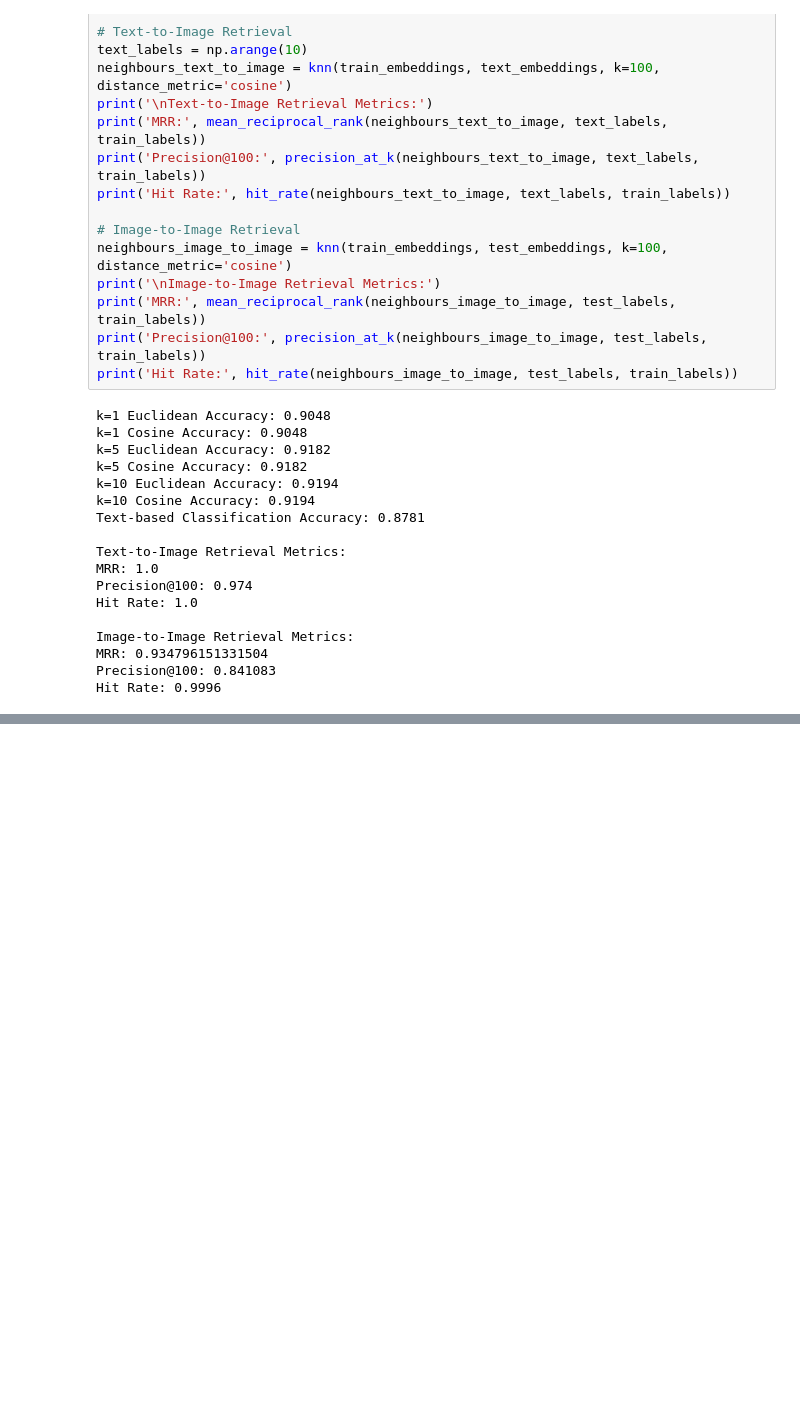
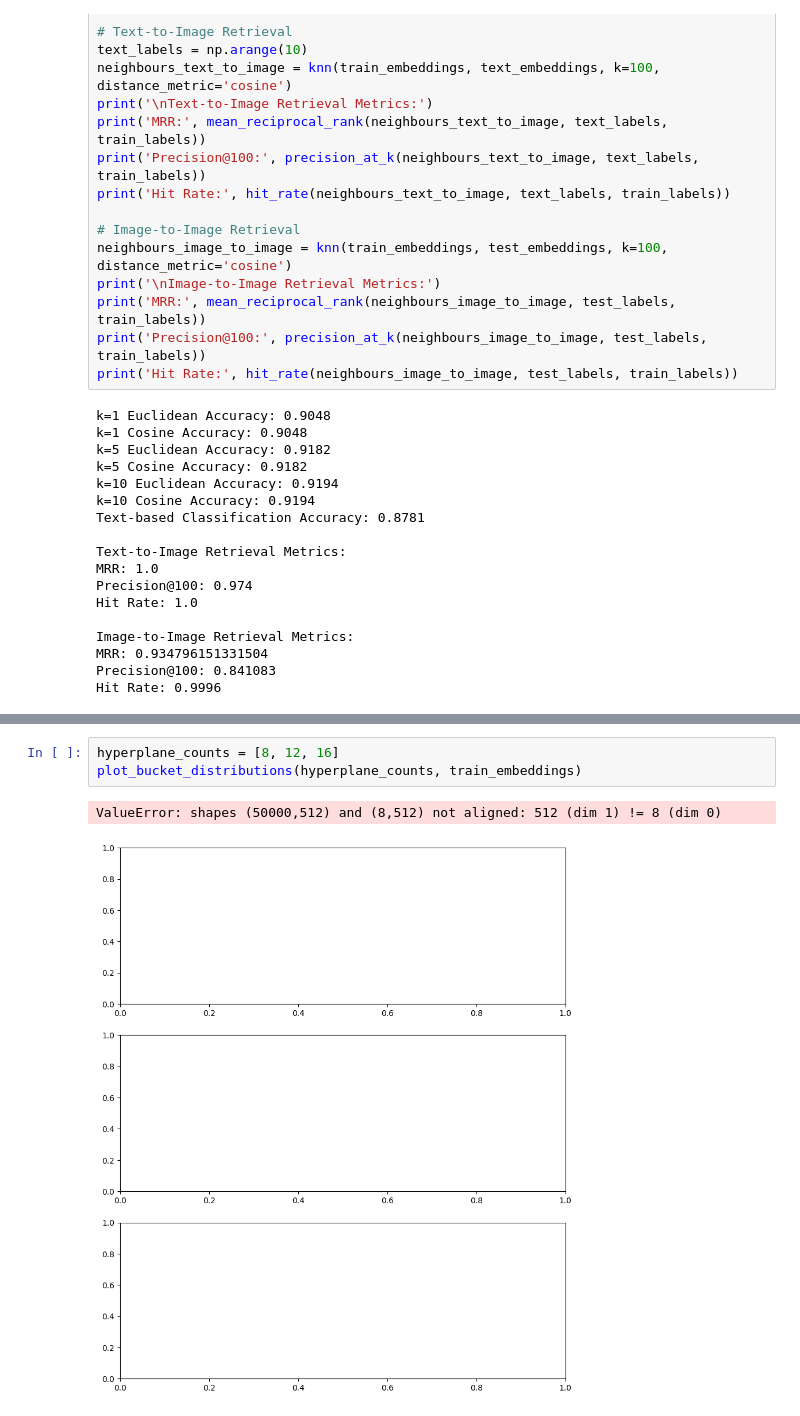
Before and after one commit to rishiveer773/SMAI-Assignments, a Jupyter notebook: q3.ipynb, the cells around one changed output, grey strips where cells are left out. Cells and saved outputs as stored; diff of their text form; blank space fills up the shorter version.

```diff
--- a/q3.ipynb
+++ b/q3.ipynb
@@ -125,0 +200,6 @@ Hit Rate: 0.9996
+# %%
+hyperplane_counts = [8, 12, 16]
+plot_bucket_distributions(hyperplane_counts, train_embeddings)
+# %% [output]
+ValueError: shapes (50000,512) and (8,512) not aligned: 512 (dim 1) != 8 (dim 0)
+[figure, added]
```
Also changed, not shown: parts of 3 cells of this notebook.
